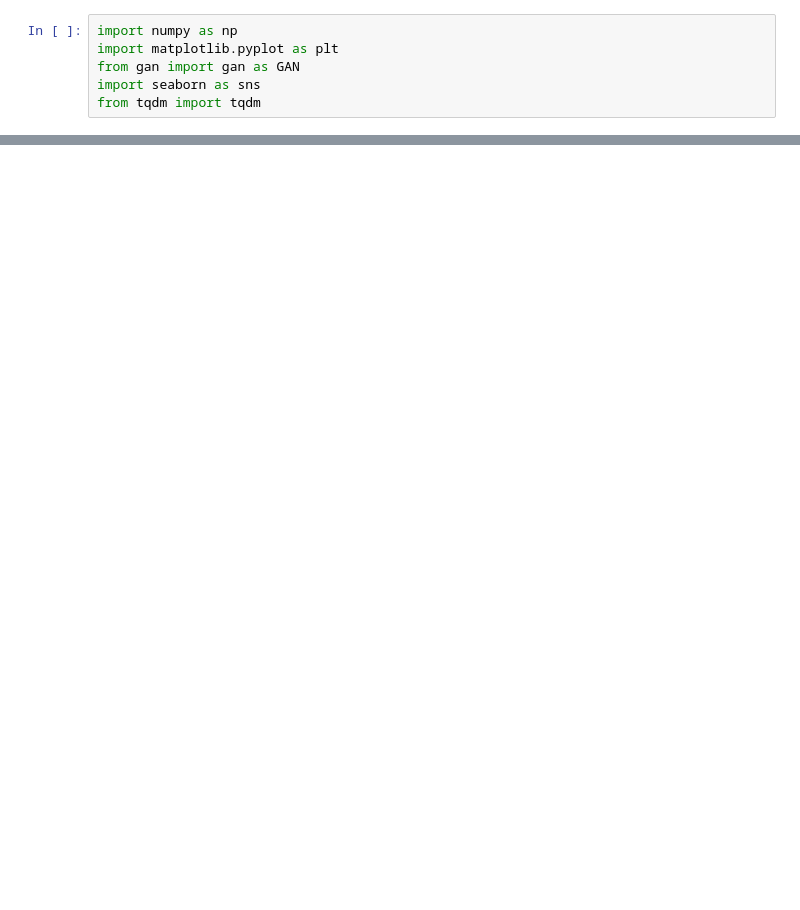
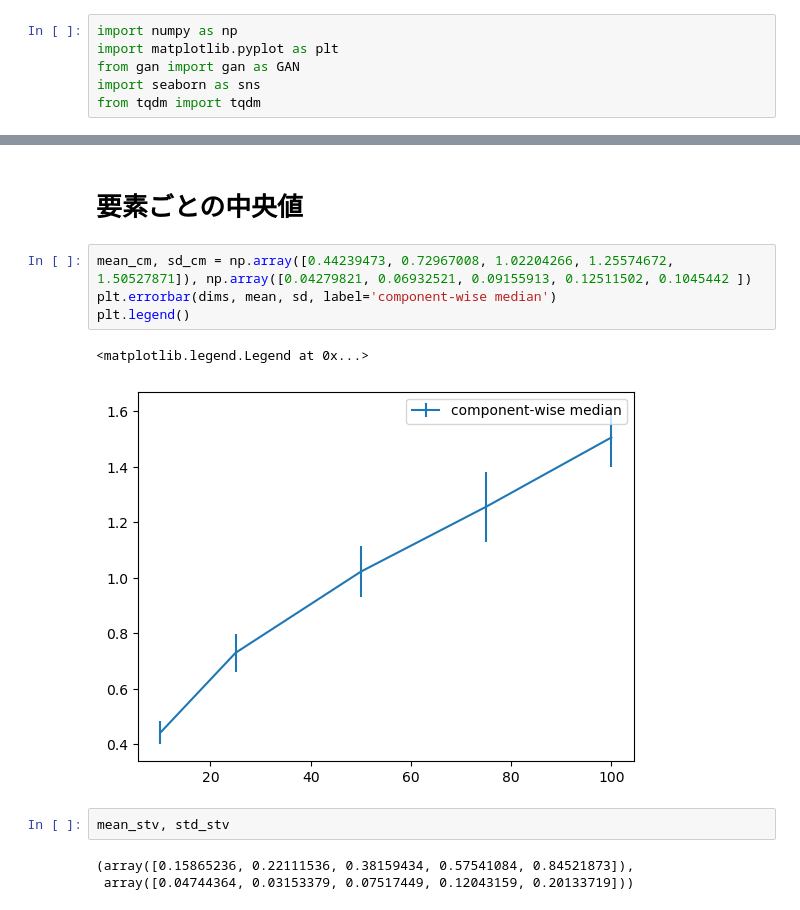
Before and after one commit to monarsan/robust-GAN, a Jupyter notebook: work/main/plot.ipynb, the cells around one changed output, grey strips where cells are left out. Cells and saved outputs as stored; diff of their text form; blank space fills up the shorter version.

```diff
--- a/work/main/plot.ipynb
+++ b/work/main/plot.ipynb
@@ -26,0 +85,14 @@ plt.errorbar(dims, mean, sd)
+# %% [markdown]
+# 要素ごとの中央値
+# %%
+mean_cm, sd_cm = np.array([0.44239473, 0.72967008, 1.02204266, 1.25574672, 1.50527871]), np.array([0.04279821, 0.06932521, 0.09155913, 0.12511502, 0.1045442 ])
+plt.errorbar(dims, mean, sd, label='component-wise median')
+plt.legend()
+# %% [output]
+<matplotlib.legend.Legend at 0x...>
+[figure, added]
+# %%
+mean_stv, std_stv
+# %% [output]
+(array([0.15865236, 0.22111536, 0.38159434, 0.57541084, 0.84521873]),
+ array([0.04744364, 0.03153379, 0.07517449, 0.12043159, 0.20133719]))
```
Also changed, not shown: parts of 10 cells of this notebook, 1 other file.
